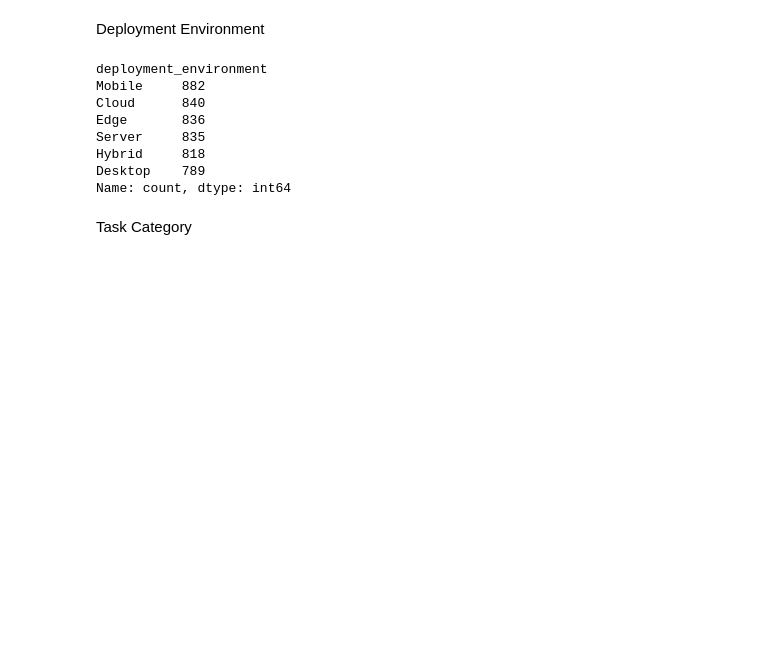
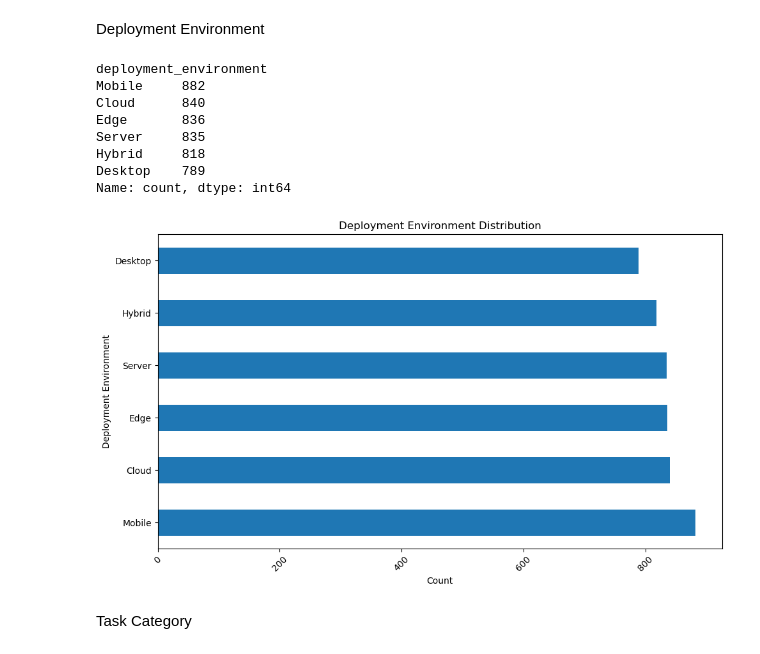
Before and after one commit to EvgenieTiv/DataAnalysisProject, a Jupyter notebook: basic_data_research.ipynb, the cells around one changed output. Drawn from its saved outputs; the diff is of its cells as text; code cells hidden in the pictures; blank space fills up the shorter version.

```diff
--- a/basic_data_research.ipynb
+++ b/basic_data_research.ipynb
@@ -153,6 +175,17 @@ Server     835
 Hybrid     818
 Desktop    789
 Name: count, dtype: int64
+# %%
+plt.figure(figsize=(10, 6))
+df['deployment_environment'].value_counts().plot(kind='barh')
+plt.title('Deployment Environment Distribution')
+plt.ylabel('Deployment Environment')
+plt.xlabel('Count')
+plt.xticks(rotation=45)
+plt.tight_layout()
+plt.show()
+# %% [output]
+[figure, added]
 # %% [markdown]
 Task Category
 # %%
```
Also changed, not shown: parts of 27 cells of this notebook.
